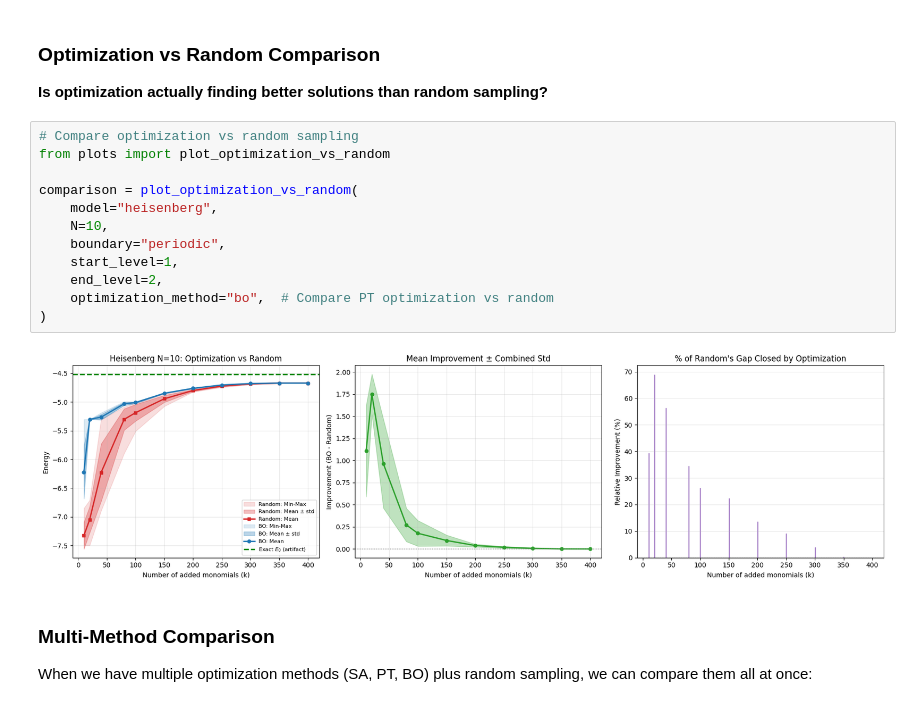
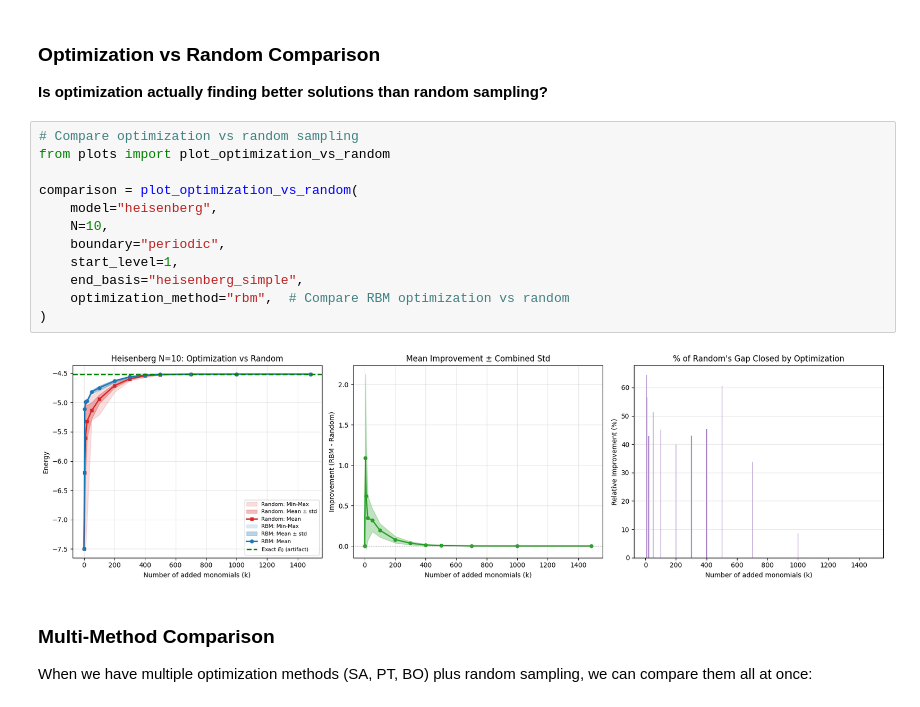
Before and after one commit to Ciscone7/OptimalMomentsNPA, a Jupyter notebook: workflow_demo.ipynb, the cells around one changed output. Drawn from its saved outputs; the diff is of its cells as text.

```diff
--- a/workflow_demo.ipynb
+++ b/workflow_demo.ipynb
@@ -446,17 +462,17 @@ optimization_sweep.main([
 # %%
 # Compare optimization vs random sampling
 from plots import plot_optimization_vs_random
 
 comparison = plot_optimization_vs_random(
     model="heisenberg",
     N=10,
     boundary="periodic",
     start_level=1,
-    end_level=2,
-    optimization_method="bo",  # Compare PT optimization vs random
+    end_basis="heisenberg_simple",
+    optimization_method="rbm",  # Compare RBM optimization vs random
 )
 # %% [output]
-[figure, old version]
+[figure, new version]
 # %% [markdown]
 ### Multi-Method Comparison
 
```
Also changed, not shown: parts of 14 cells of this notebook, 2 other files.
